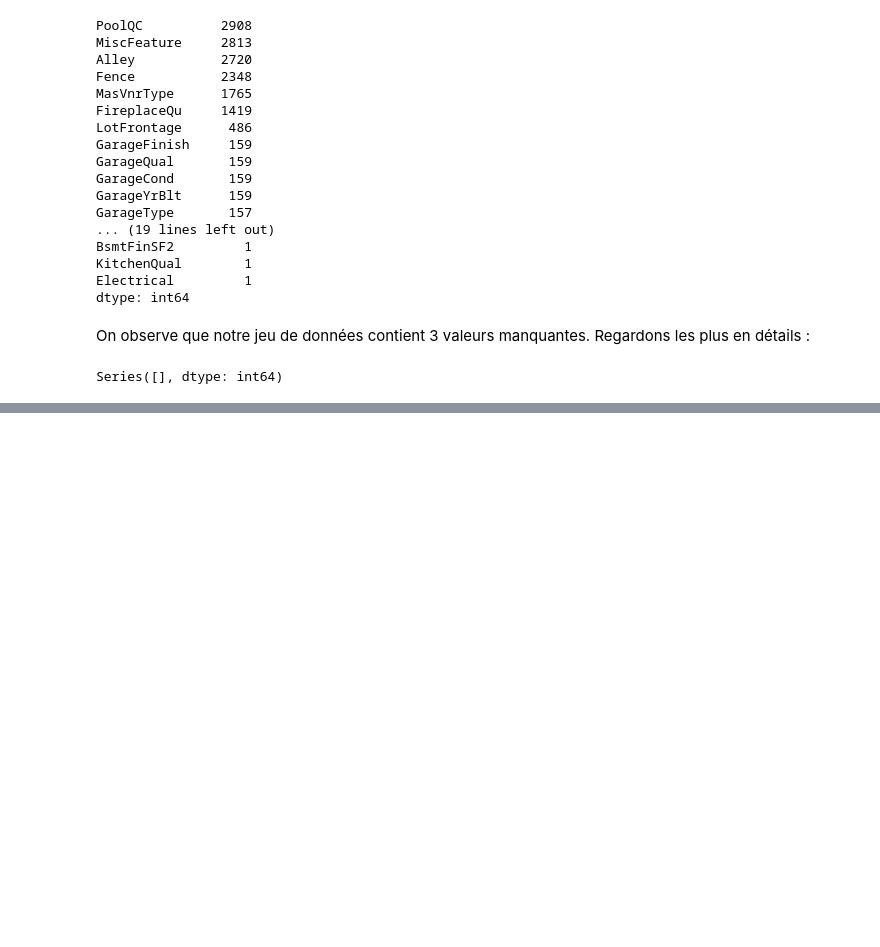
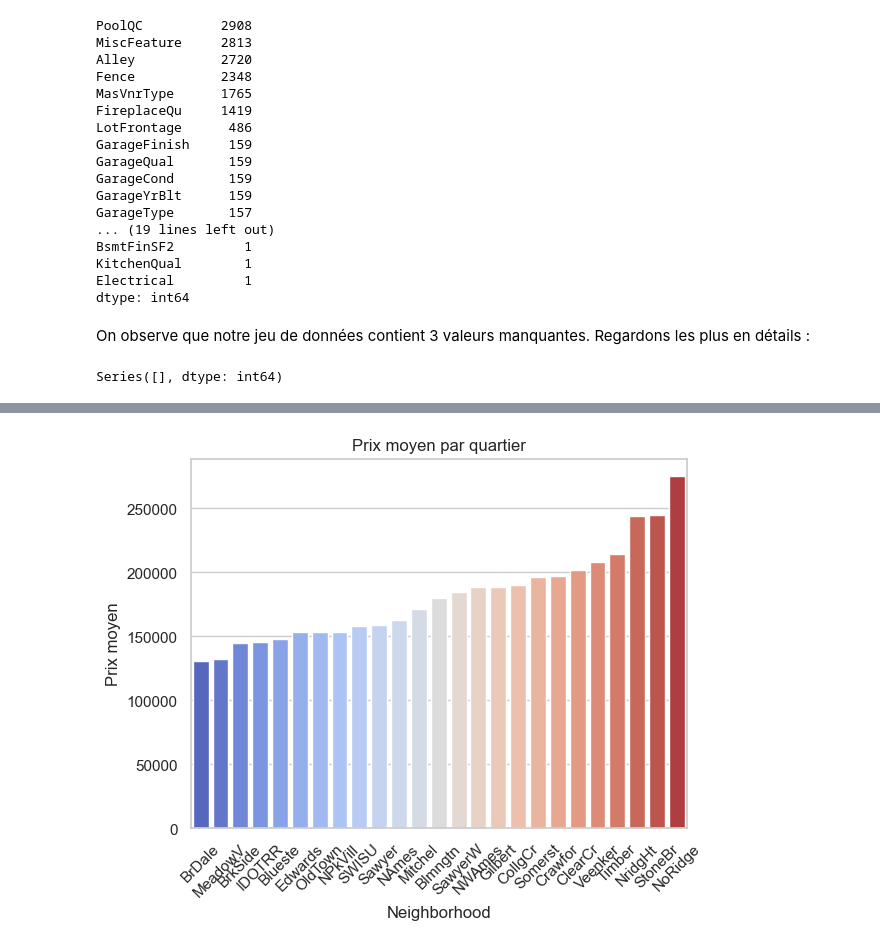
Before and after one commit to HounnaLucas/Prediction_immobilier, a Jupyter notebook: Prédiction immobilière.ipynb, the cells around one changed output, grey strips where cells are left out. Cells and saved outputs as stored; diff of their text form; code cells hidden in the pictures; blank space fills up the shorter version.

```diff
--- a/Prédiction immobilière.ipynb
+++ b/Prédiction immobilière.ipynb
@@ -565,3 +335,15 @@ if submit_button:
+# %%
+import seaborn as sns
+import matplotlib.pyplot as plt
+
+avg_price = datafus.groupby("Neighborhood")["SalePrice"].mean().sort_values()
+sns.barplot(x=avg_price.index, y=avg_price.values, palette="coolwarm")
+plt.xticks(rotation=45)
+plt.title("Prix moyen par quartier")
+plt.ylabel("Prix moyen")
+plt.show()
+# %% [output]
+[figure, added]
 # %%
 pip install streamlit pandas scikit-learn xgboost
  # Dans le terminal,se placer dans le dossier prediction_immobilier et lancer
```
Also changed, not shown: parts of 30 cells of this notebook.
